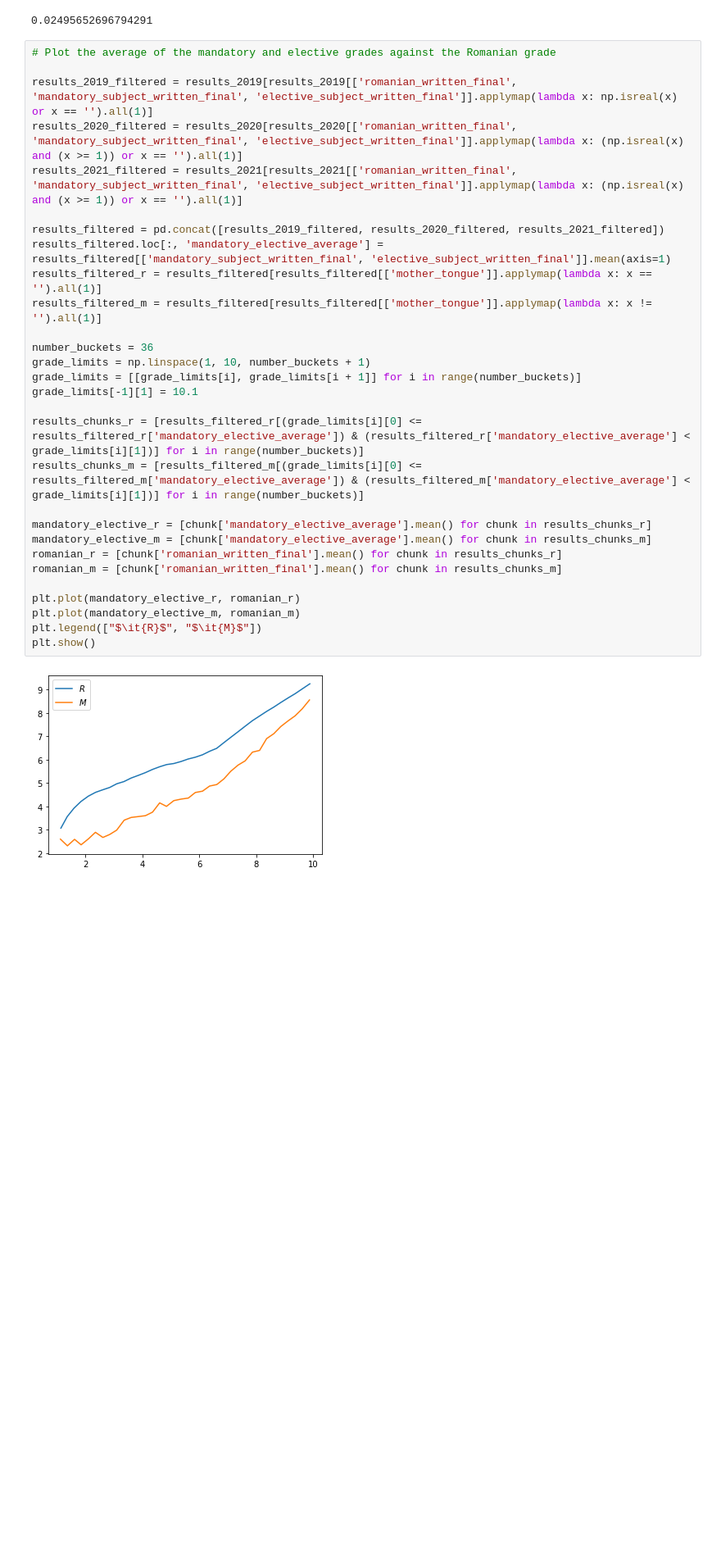
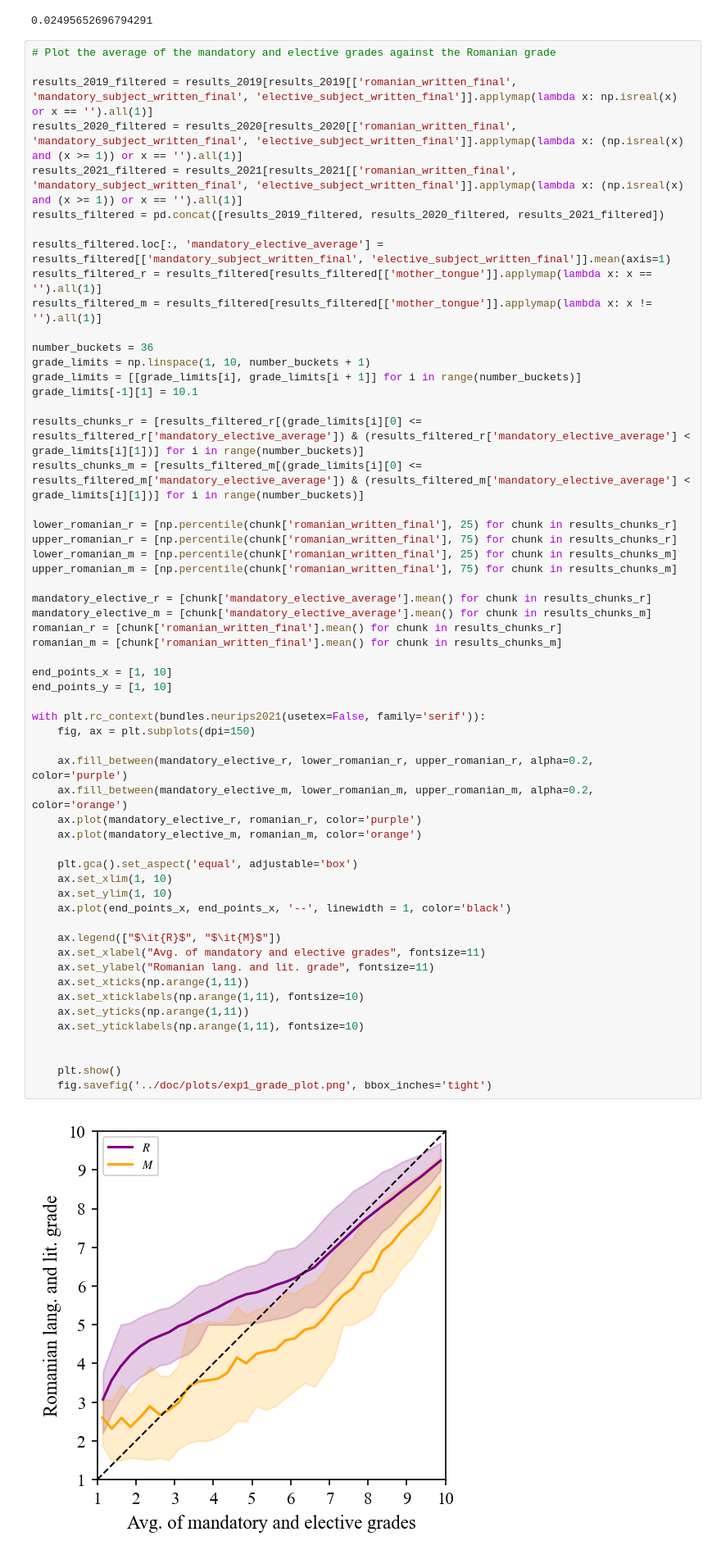
Before and after one commit to alparius/bac-stat, a Jupyter notebook: src/exp1_romanian_grade_plots.ipynb, the cells around one changed output. Shown at 82% size. Cells and saved outputs as stored; diff of their text form; blank space fills up the shorter version.

Commit message:
exp1 plot reworked

```diff
--- a/src/exp1_romanian_grade_plots.ipynb
+++ b/src/exp1_romanian_grade_plots.ipynb
@@ -310,31 +325,59 @@ print(cohen_d(results_m['average_written'].to_numpy(), results_r['average_writte
 # %%
 # Plot the average of the mandatory and elective grades against the Romanian grade
 
 results_2019_filtered = results_2019[results_2019[['romanian_written_final', 'mandatory_subject_written_final', 'elective_subject_written_final']].applymap(lambda x: np.isreal(x) or x == '').all(1)]
 results_2020_filtered = results_2020[results_2020[['romanian_written_final', 'mandatory_subject_written_final', 'elective_subject_written_final']].applymap(lambda x: (np.isreal(x) and (x >= 1)) or x == '').all(1)]
 results_2021_filtered = results_2021[results_2021[['romanian_written_final', 'mandatory_subject_written_final', 'elective_subject_written_final']].applymap(lambda x: (np.isreal(x) and (x >= 1)) or x == '').all(1)]
+results_filtered = pd.concat([results_2019_filtered, results_2020_filtered, results_2021_filtered])
 
-results_filtered = pd.concat([results_2019_filtered, results_2020_filtered, results_2021_filtered])
 results_filtered.loc[:, 'mandatory_elective_average'] = results_filtered[['mandatory_subject_written_final', 'elective_subject_written_final']].mean(axis=1)
 results_filtered_r = results_filtered[results_filtered[['mother_tongue']].applymap(lambda x: x == '').all(1)]
 results_filtered_m = results_filtered[results_filtered[['mother_tongue']].applymap(lambda x: x != '').all(1)]
 
 number_buckets = 36
 grade_limits = np.linspace(1, 10, number_buckets + 1)
 grade_limits = [[grade_limits[i], grade_limits[i + 1]] for i in range(number_buckets)]
 grade_limits[-1][1] = 10.1
 
 results_chunks_r = [results_filtered_r[(grade_limits[i][0] <= results_filtered_r['mandatory_elective_average']) & (results_filtered_r['mandatory_elective_average'] < grade_limits[i][1])] for i in range(number_buckets)]
 results_chunks_m = [results_filtered_m[(grade_limits[i][0] <= results_filtered_m['mandatory_elective_average']) & (results_filtered_m['mandatory_elective_average'] < grade_limits[i][1])] for i in range(number_buckets)]
 
+lower_romanian_r = [np.percentile(chunk['romanian_written_final'], 25) for chunk in results_chunks_r]
+upper_romanian_r = [np.percentile(chunk['romanian_written_final'], 75) for chunk in results_chunks_r]
+lower_romanian_m = [np.percentile(chunk['romanian_written_final'], 25) for chunk in results_chunks_m]
+upper_romanian_m = [np.percentile(chunk['romanian_written_final'], 75) for chunk in results_chunks_m]
+
 mandatory_elective_r = [chunk['mandatory_elective_average'].mean() for chunk in results_chunks_r]
 mandatory_elective_m = [chunk['mandatory_elective_average'].mean() for chunk in results_chunks_m]
 romanian_r = [chunk['romanian_written_final'].mean() for chunk in results_chunks_r]
 romanian_m = [chunk['romanian_written_final'].mean() for chunk in results_chunks_m]
 
-plt.plot(mandatory_elective_r, romanian_r)
-plt.plot(mandatory_elective_m, romanian_m)
-plt.legend(["$\it{R}$", "$\it{M}$"])
-plt.show()
+end_points_x = [1, 10]
+end_points_y = [1, 10]
+
+with plt.rc_context(bundles.neurips2021(usetex=False, family='serif')):
+    fig, ax = plt.subplots(dpi=150)
+
+    ax.fill_between(mandatory_elective_r, lower_romanian_r, upper_romanian_r, alpha=0.2, color='purple')
+    ax.fill_between(mandatory_elective_m, lower_romanian_m, upper_romanian_m, alpha=0.2, color='orange')
+    ax.plot(mandatory_elective_r, romanian_r, color='purple')
+    ax.plot(mandatory_elective_m, romanian_m, color='orange')
+
+    plt.gca().set_aspect('equal', adjustable='box')
+    ax.set_xlim(1, 10)
+    ax.set_ylim(1, 10)
+    ax.plot(end_points_x, end_points_x, '--', linewidth = 1, color='black')
+
+    ax.legend(["$\it{R}$", "$\it{M}$"])
+    ax.set_xlabel("Avg. of mandatory and elective grades", fontsize=11)
+    ax.set_ylabel("Romanian lang. and lit. grade", fontsize=11)
+    ax.set_xticks(np.arange(1,11))
+    ax.set_xticklabels(np.arange(1,11), fontsize=10)
+    ax.set_yticks(np.arange(1,11))
+    ax.set_yticklabels(np.arange(1,11), fontsize=10)
+
+
+    plt.show()
+    fig.savefig('../doc/plots/exp1_grade_plot.png', bbox_inches='tight')
 # %% [output]
-[figure, old version]
+[figure, new version]
```
Also changed, not shown: parts of 1 cell of this notebook, 1 other file.
